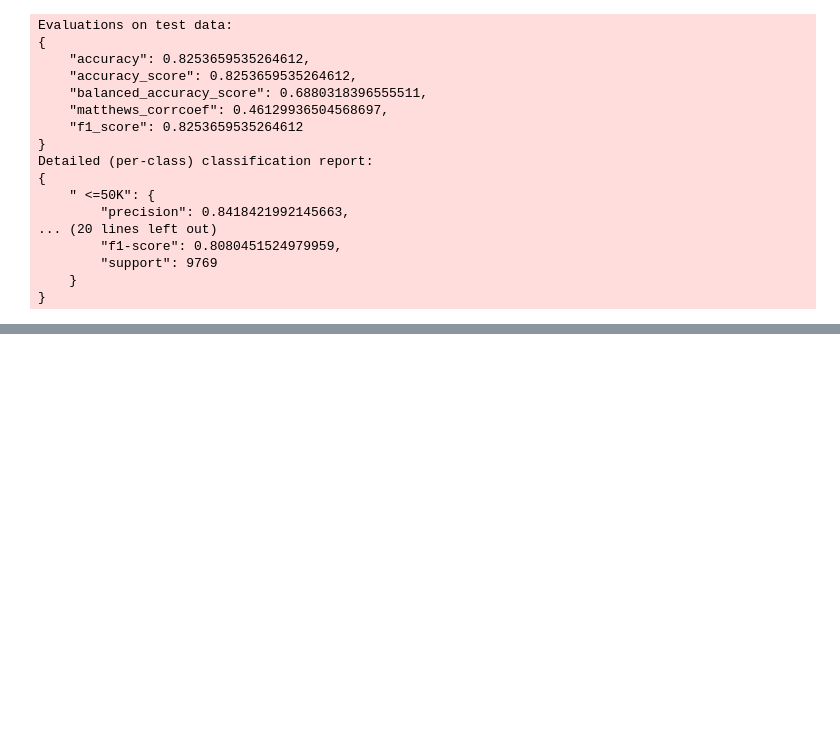
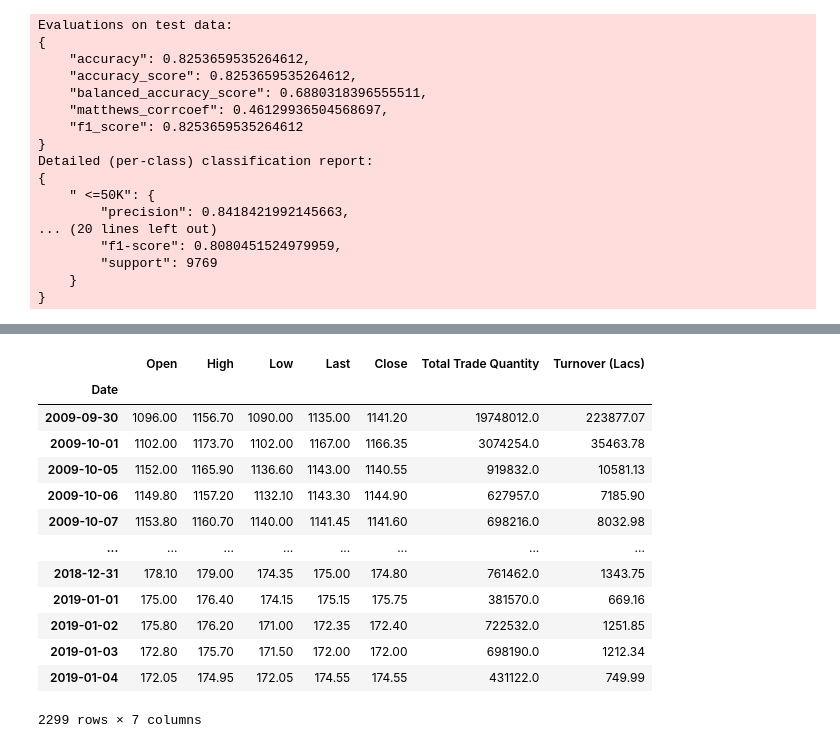
Before and after one commit to balcomes/keras-autoencoders, a Jupyter notebook: StyleSandbox.ipynb, the cells around one changed output, grey strips where cells are left out. Saved outputs shown, nothing was run; the diff lists cells and outputs as text; code cells hidden in the pictures; blank space fills up the shorter version.

```diff
--- a/StyleSandbox.ipynb
+++ b/StyleSandbox.ipynb
@@ -509,0 +538,17 @@ performance = predictor_age.evaluate(test_data)
+# %%
+data1
+# %% [output]
+|  | Open | High | Low | Last | Close | Total Trade Quantity | Turnover (Lacs) |
+| Date |  |  |  |  |  |  |  |
+| 2009-09-30 | 1096.00 | 1156.70 | 1090.00 | 1135.00 | 1141.20 | 19748012.0 | 223877.07 |
+| 2009-10-01 | 1102.00 | 1173.70 | 1102.00 | 1167.00 | 1166.35 | 3074254.0 | 35463.78 |
+| 2009-10-05 | 1152.00 | 1165.90 | 1136.60 | 1143.00 | 1140.55 | 919832.0 | 10581.13 |
+| 2009-10-06 | 1149.80 | 1157.20 | 1132.10 | 1143.30 | 1144.90 | 627957.0 | 7185.90 |
+| 2009-10-07 | 1153.80 | 1160.70 | 1140.00 | 1141.45 | 1141.60 | 698216.0 | 8032.98 |
+| ... | ... | ... | ... | ... | ... | ... | ... |
+| 2018-12-31 | 178.10 | 179.00 | 174.35 | 175.00 | 174.80 | 761462.0 | 1343.75 |
+| 2019-01-01 | 175.00 | 176.40 | 174.15 | 175.15 | 175.75 | 381570.0 | 669.16 |
+| 2019-01-02 | 175.80 | 176.20 | 171.00 | 172.35 | 172.40 | 722532.0 | 1251.85 |
+| 2019-01-03 | 172.80 | 175.70 | 171.50 | 172.00 | 172.00 | 698190.0 | 1212.34 |
+| 2019-01-04 | 172.05 | 174.95 | 172.05 | 174.55 | 174.55 | 431122.0 | 749.99 |
+2299 rows × 7 columns
```
Also changed, not shown: parts of 9 cells of this notebook.
